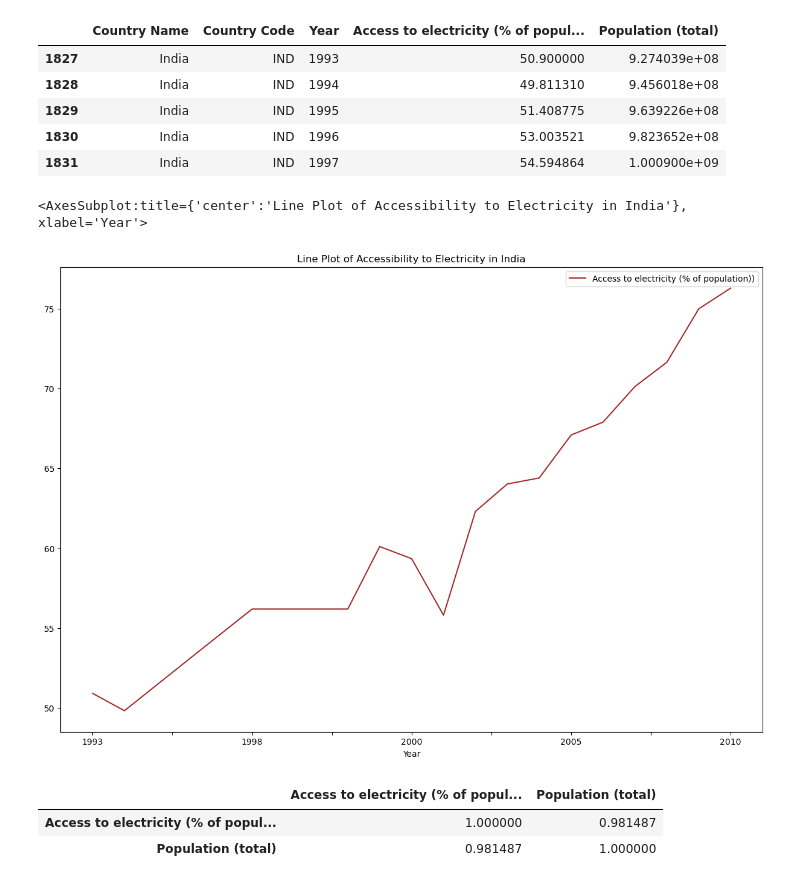
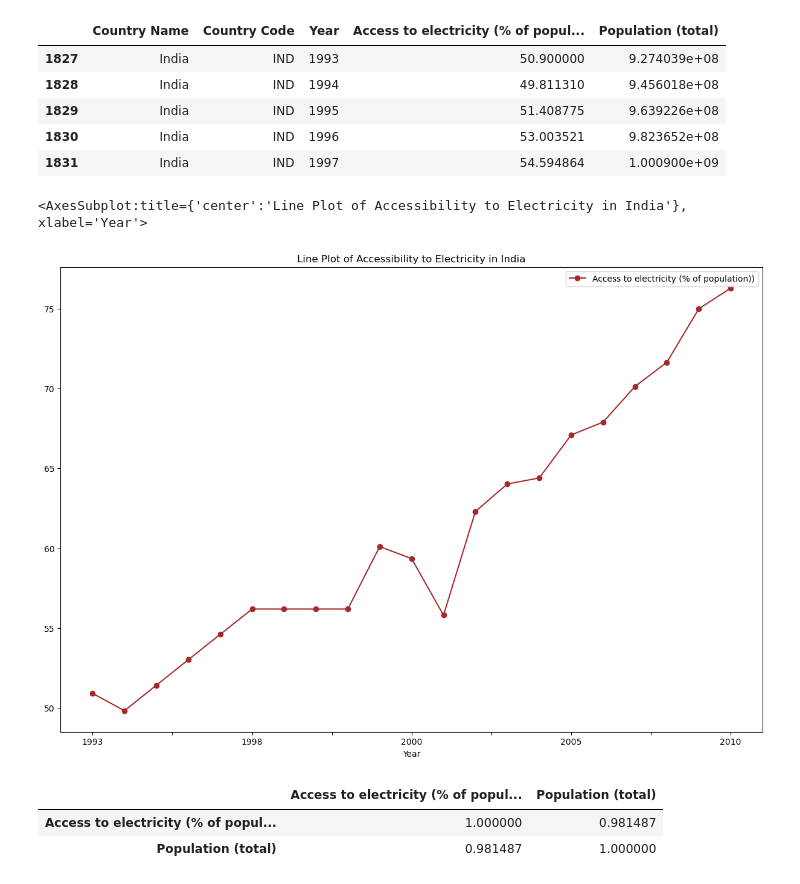
Before and after one commit to gboyeg/Assignment2-7PAM2000-0105-2021-ADS-world-bank-Data, a Jupyter notebook: Adenaike Gboyega 21009994 ADS Assignment2 - World Bank Data.ipynb, the cells around one changed output. Drawn from its saved outputs; the diff is of its cells as text; code cells hidden in the pictures.

```diff
--- a/Adenaike Gboyega 21009994 ADS Assignment2 - World Bank Data.ipynb
+++ b/Adenaike Gboyega 21009994 ADS Assignment2 - World Bank Data.ipynb
@@ -585,10 +591,10 @@ df_india.head()
 # %%
 # Line plot of Percentage Change in Arable Land vs Percentage Change in Forest Area in india by Year
 
-df_india.plot(kind='line', x='Year', y=['Access to electricity (% of population))'], color="brown", figsize=(15, 10), title='Line Plot of Accessibility to Electricity in India')
+df_india.plot(kind='line', x='Year', y=['Access to electricity (% of population))'], color="brown", figsize=(15, 10), title='Line Plot of Accessibility to Electricity in India', marker='o')
 # %% [output]
 <AxesSubplot:title={'center':'Line Plot of Accessibility to Electricity in India'}, xlabel='Year'>
-[figure, old version]
+[figure, new version]
 # %%
 df_india.corr()
 # %% [output]
```
Also changed, not shown: parts of 5 cells of this notebook.
